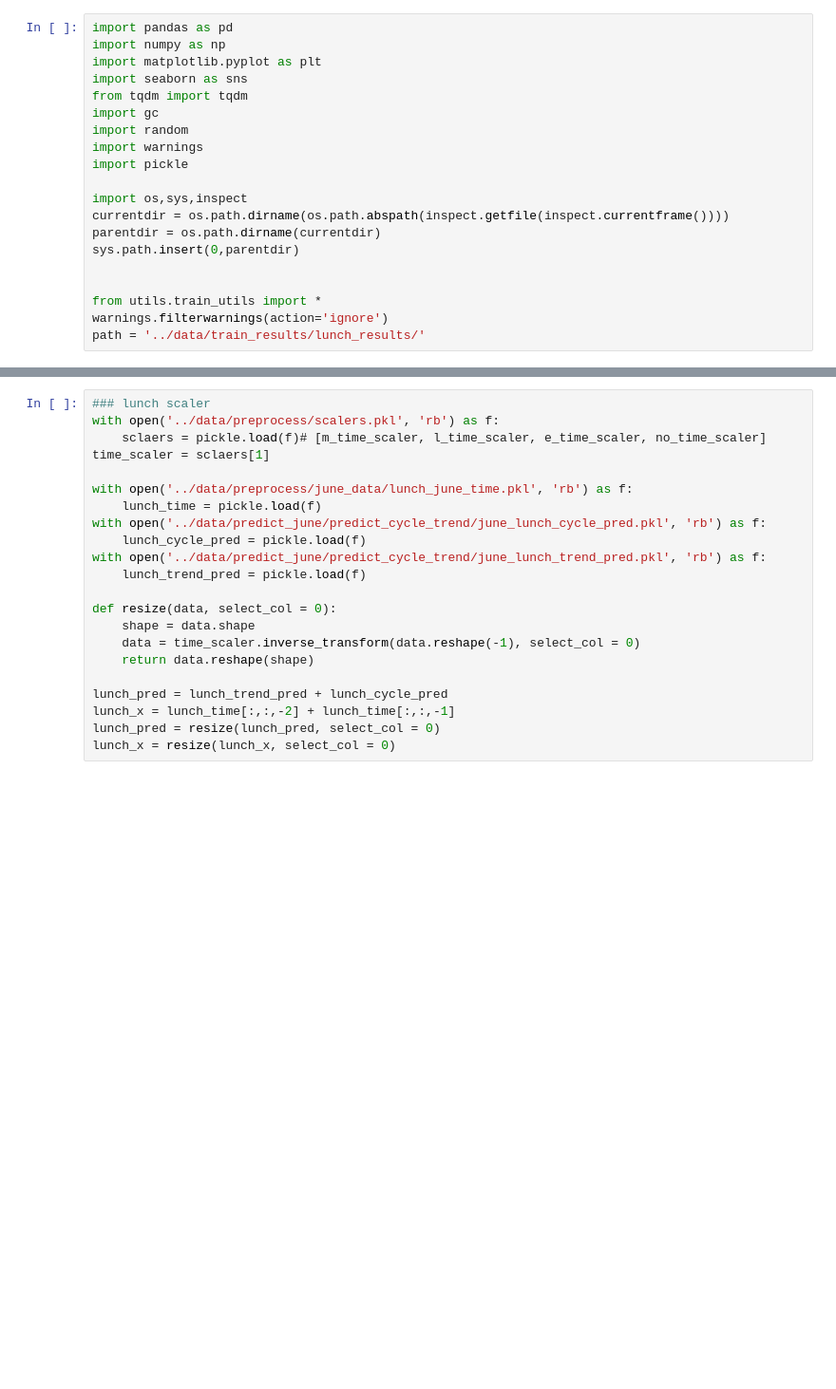
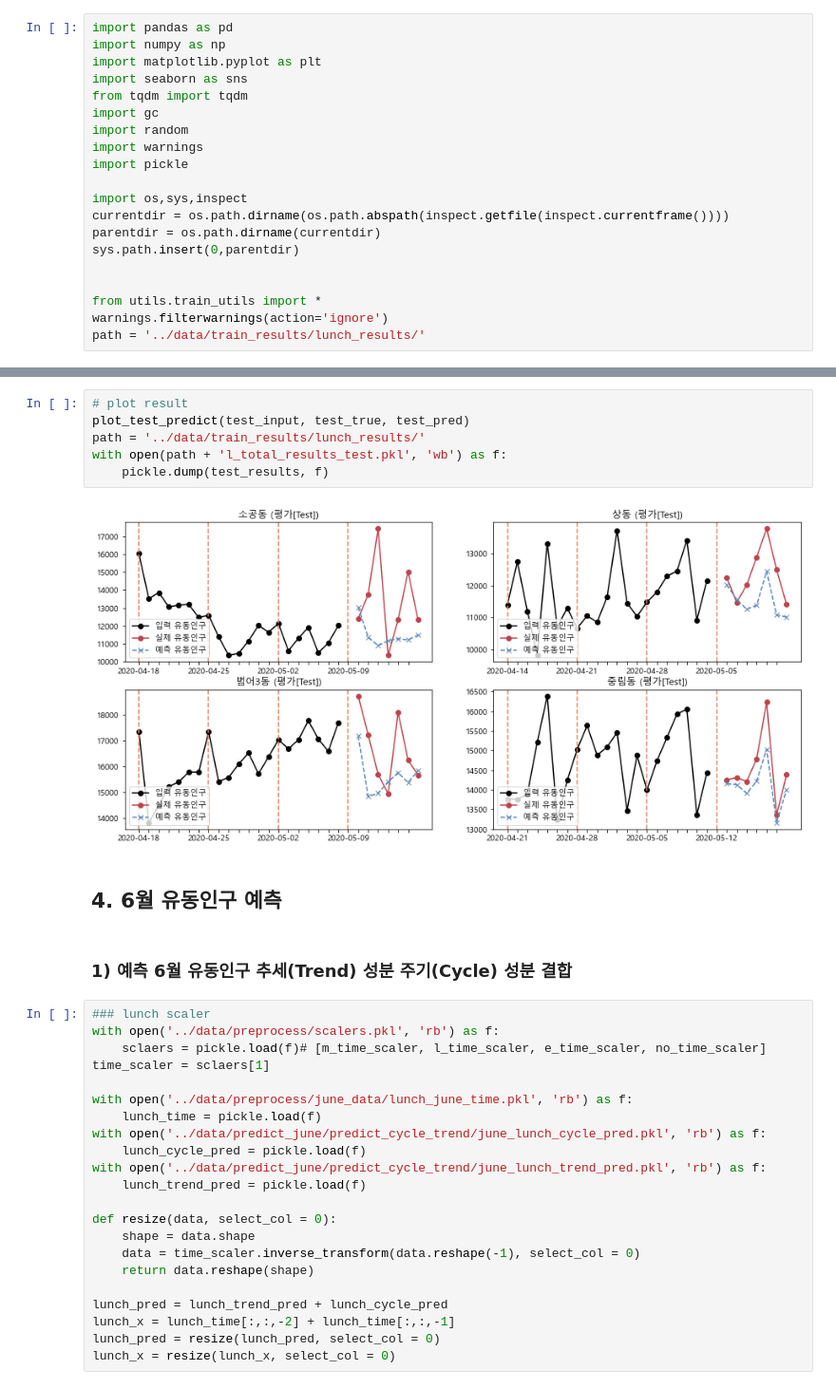
Before and after one commit to deagwon97/fp-ts, a Jupyter notebook: train_lunch/lunch_total_fp.ipynb, the cells around one changed output, grey strips where cells are left out. Shown at 95% size. Cells and saved outputs as stored; diff of their text form; blank space fills up the shorter version.

```diff
--- a/train_lunch/lunch_total_fp.ipynb
+++ b/train_lunch/lunch_total_fp.ipynb
@@ -75,3 +71,15 @@ with open(path + 'full_l_total_results_list.pkl', 'wb') as f:
+# %%
+# plot result
+plot_test_predict(test_input, test_true, test_pred)
+path = '../data/train_results/lunch_results/'
+with open(path + 'l_total_results_test.pkl', 'wb') as f:
+    pickle.dump(test_results, f)
+# %% [output]
+[figure, added]
+# %% [markdown]
+## 4. 6월 유동인구 예측
+# %% [markdown]
+### 1) 예측 6월 유동인구 추세(Trend) 성분 주기(Cycle) 성분 결합
 # %%
 ### lunch scaler
 with open('../data/preprocess/scalers.pkl', 'rb') as f:
```
Also changed, not shown: parts of 15 cells of this notebook, 9 other files.
